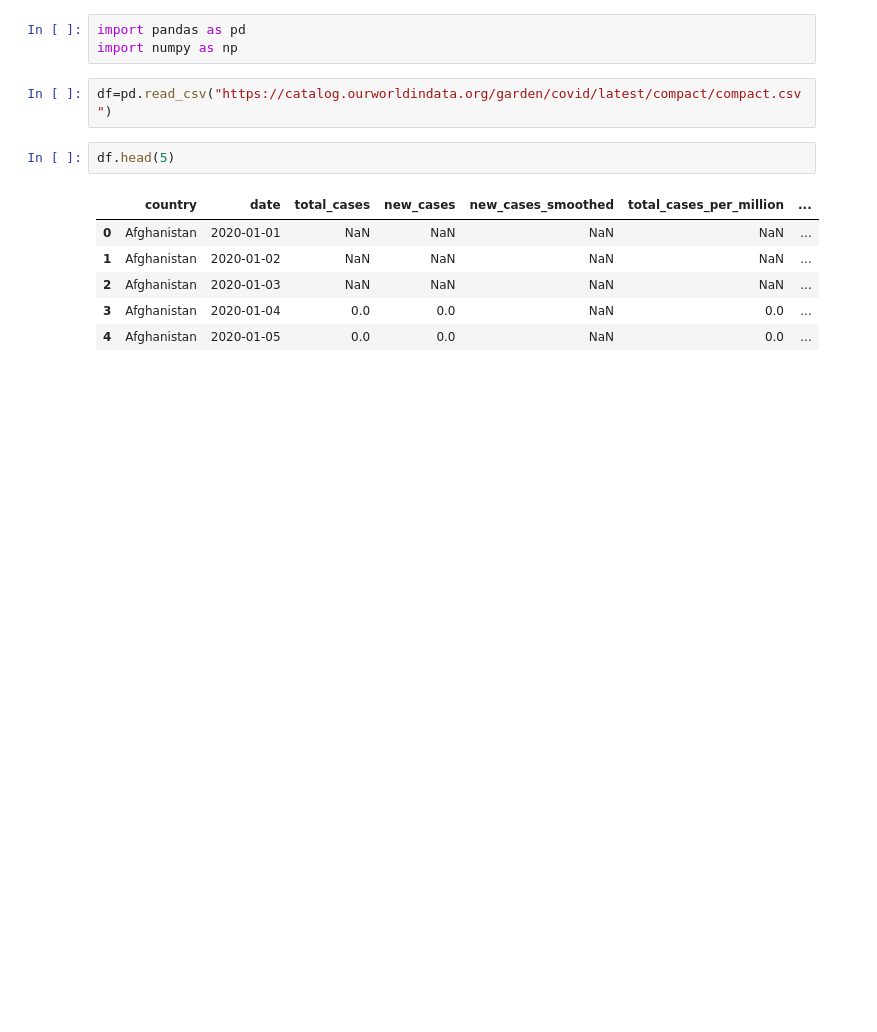
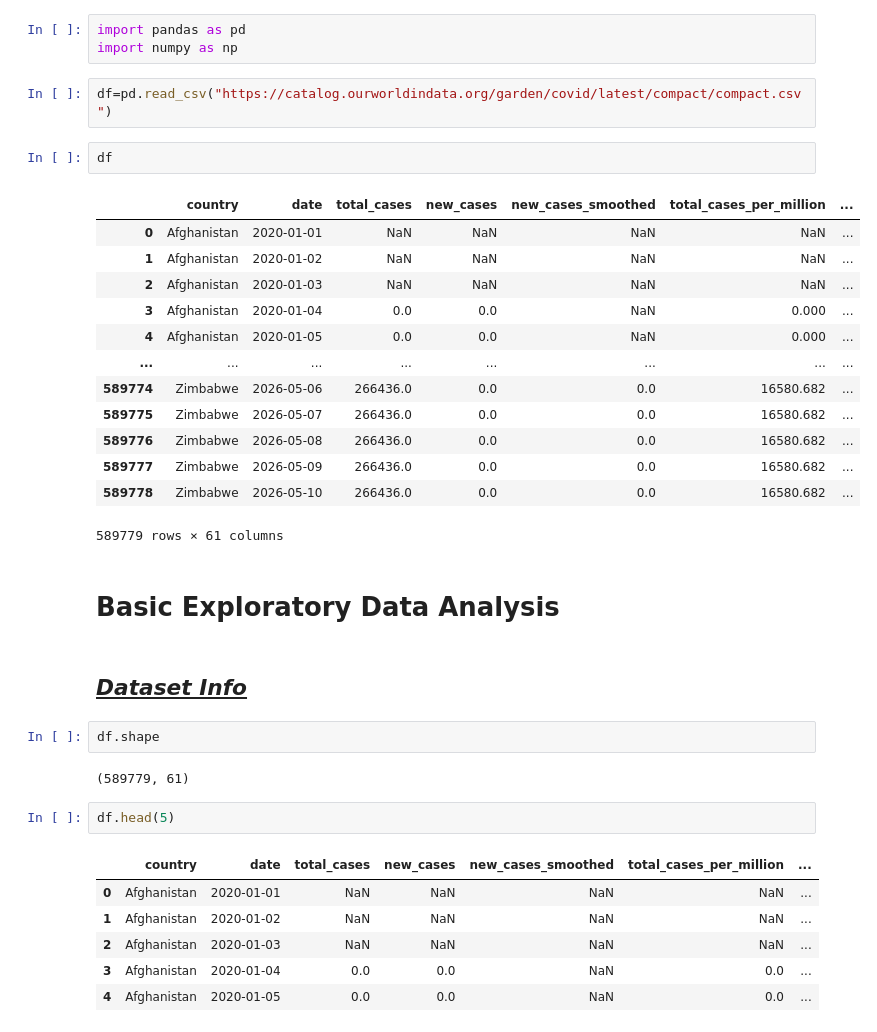
Before and after one commit to Polly49/COVID-19-Global-Data-Analysis, a Jupyter notebook: notebooks/covid_eda.ipynb, the cells around one changed output. Saved outputs shown, nothing was run; the diff lists cells and outputs as text; blank space fills up the shorter version.

Commit message:
Add files via upload
Complete Analysis of Country , Date , Case and Death

```diff
--- a/notebooks/covid_eda.ipynb
+++ b/notebooks/covid_eda.ipynb
@@ -3,6 +3,30 @@ import pandas as pd
 import numpy as np
 # %%
 df=pd.read_csv("https://catalog.ourworldindata.org/garden/covid/latest/compact/compact.csv")
+# %%
+df
+# %% [output]
+|  | country | date | total_cases | new_cases | new_cases_smoothed | total_cases_per_million | ... |
+| 0 | Afghanistan | 2020-01-01 | NaN | NaN | NaN | NaN | ... |
+| 1 | Afghanistan | 2020-01-02 | NaN | NaN | NaN | NaN | ... |
+| 2 | Afghanistan | 2020-01-03 | NaN | NaN | NaN | NaN | ... |
+| 3 | Afghanistan | 2020-01-04 | 0.0 | 0.0 | NaN | 0.000 | ... |
+| 4 | Afghanistan | 2020-01-05 | 0.0 | 0.0 | NaN | 0.000 | ... |
+| ... | ... | ... | ... | ... | ... | ... | ... |
+| 589774 | Zimbabwe | 2026-05-06 | 266436.0 | 0.0 | 0.0 | 16580.682 | ... |
+| 589775 | Zimbabwe | 2026-05-07 | 266436.0 | 0.0 | 0.0 | 16580.682 | ... |
+| 589776 | Zimbabwe | 2026-05-08 | 266436.0 | 0.0 | 0.0 | 16580.682 | ... |
+| 589777 | Zimbabwe | 2026-05-09 | 266436.0 | 0.0 | 0.0 | 16580.682 | ... |
+| 589778 | Zimbabwe | 2026-05-10 | 266436.0 | 0.0 | 0.0 | 16580.682 | ... |
+589779 rows × 61 columns
+# %% [markdown]
+# **Basic Exploratory Data Analysis**
+# %% [markdown]
+## <u>*Dataset Info*</u>
+# %%
+df.shape
+# %% [output]
+(589779, 61)
 # %%
 df.head(5)
 # %% [output]
```
Also changed, not shown: parts of 31 cells of this notebook.
